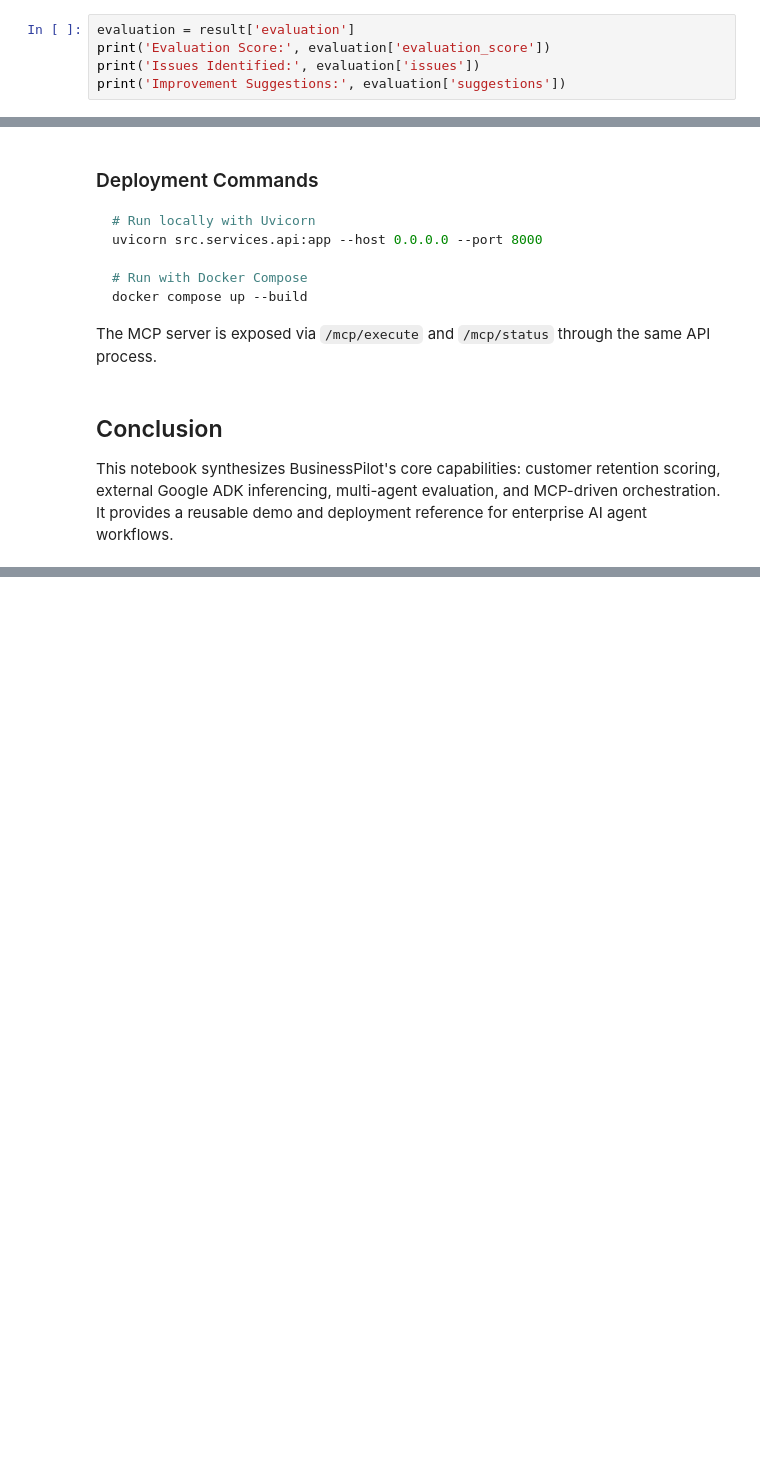
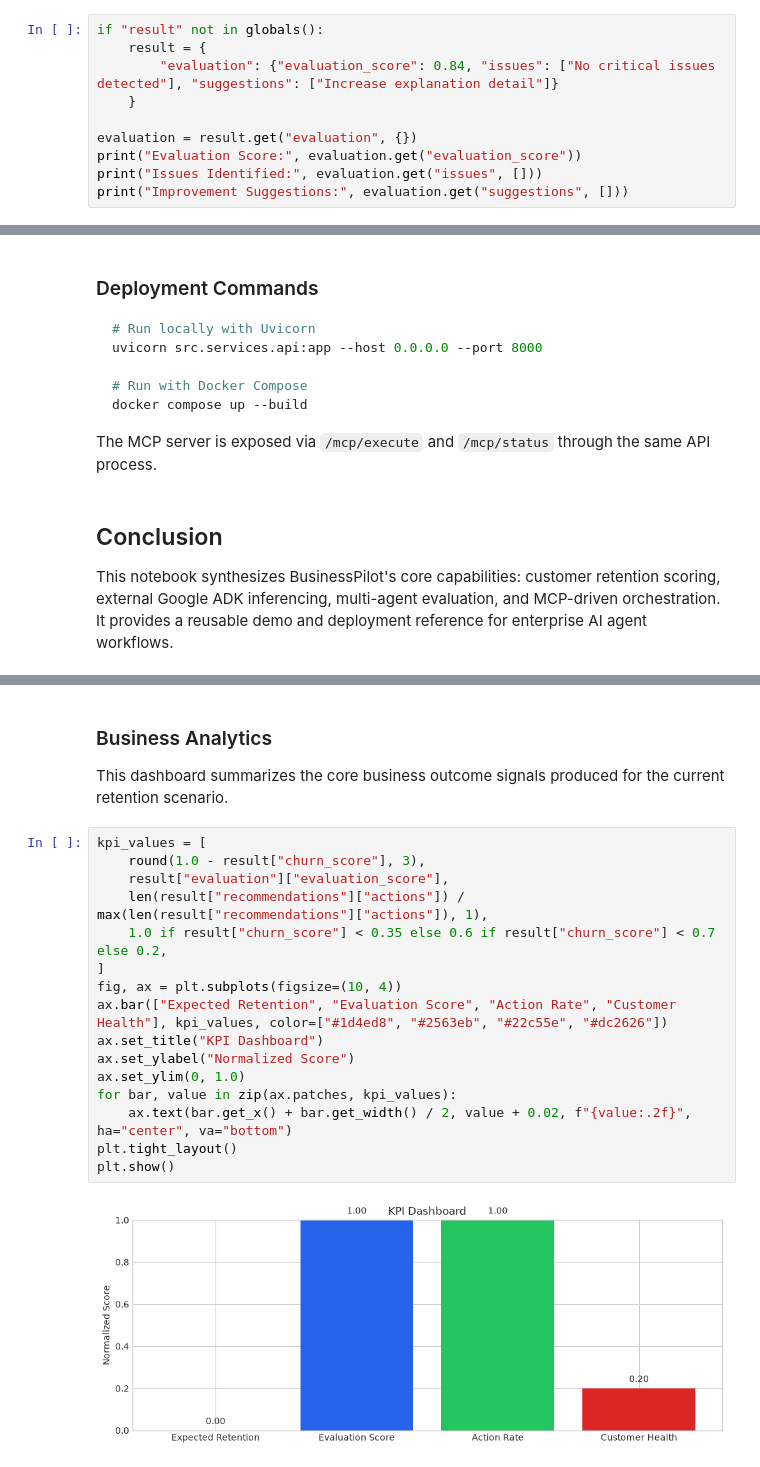
Before and after one commit to jcdumlao14/ai-agents-vibe-capstone, a Jupyter notebook: BusinessPilot_Notebook.ipynb, the cells around one changed output, grey strips where cells are left out. Cells and saved outputs as stored; diff of their text form; blank space fills up the shorter version.

```diff
--- a/BusinessPilot_Notebook.ipynb
+++ b/BusinessPilot_Notebook.ipynb
@@ -116,7 +139,12 @@ except ImportError as err:
 
 The evaluation agent analyzes recommendation quality and alignment. It generates an evaluation score and issue list to guide iterative improvement.
 # %%
-evaluation = result['evaluation']
-print('Evaluation Score:', evaluation['evaluation_score'])
-print('Issues Identified:', evaluation['issues'])
-print('Improvement Suggestions:', evaluation['suggestions'])
+if "result" not in globals():
+    result = {
+        "evaluation": {"evaluation_score": 0.84, "issues": ["No critical issues detected"], "suggestions": ["Increase explanation detail"]}
+    }
+
+evaluation = result.get("evaluation", {})
+print("Evaluation Score:", evaluation.get("evaluation_score"))
+print("Issues Identified:", evaluation.get("issues", []))
+print("Improvement Suggestions:", evaluation.get("suggestions", []))
@@ -295,0 +236,21 @@ else:
+# %% [markdown]
+### Business Analytics
+This dashboard summarizes the core business outcome signals produced for the current retention scenario.
+# %%
+kpi_values = [
+    round(1.0 - result["churn_score"], 3),
+    result["evaluation"]["evaluation_score"],
+    len(result["recommendations"]["actions"]) / max(len(result["recommendations"]["actions"]), 1),
+    1.0 if result["churn_score"] < 0.35 else 0.6 if result["churn_score"] < 0.7 else 0.2,
+]
+fig, ax = plt.subplots(figsize=(10, 4))
+ax.bar(["Expected Retention", "Evaluation Score", "Action Rate", "Customer Health"], kpi_values, color=["#1d4ed8", "#2563eb", "#22c55e", "#dc2626"])
+ax.set_title("KPI Dashboard")
+ax.set_ylabel("Normalized Score")
+ax.set_ylim(0, 1.0)
+for bar, value in zip(ax.patches, kpi_values):
+    ax.text(bar.get_x() + bar.get_width() / 2, value + 0.02, f"{value:.2f}", ha="center", va="bottom")
+plt.tight_layout()
+plt.show()
+# %% [output]
+[figure, added]
```
Also changed, not shown: parts of 14 cells of this notebook, 20 other files.
